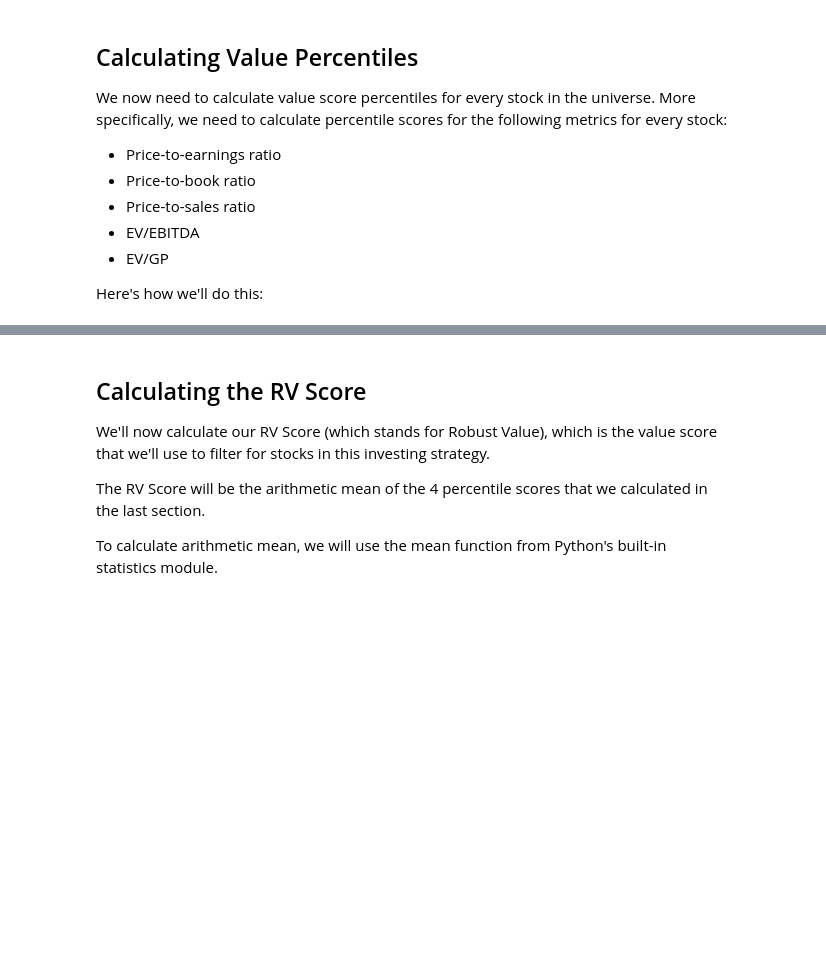
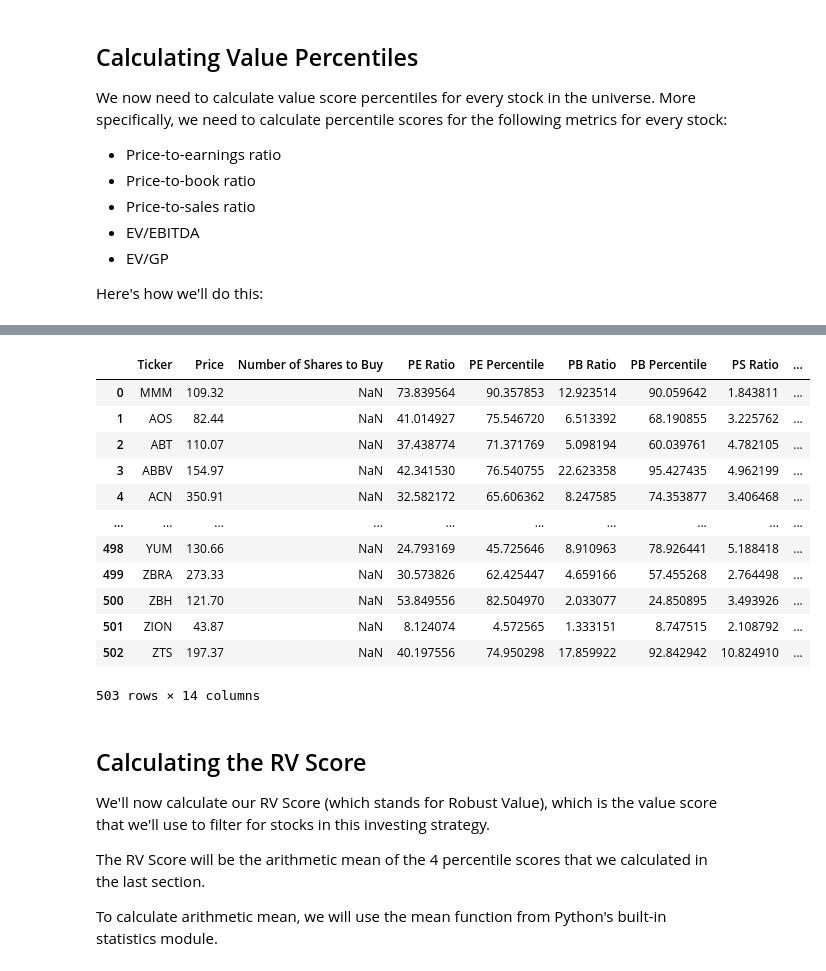
Before and after one commit to phytal/algorithmic-trading-python, a Jupyter notebook: 003_quantitative_value_strategy.ipynb, the cells around one changed output, grey strips where cells are left out. Cells and saved outputs as stored; diff of their text form; code cells hidden in the pictures; blank space fills up the shorter version.

```diff
--- a/003_quantitative_value_strategy.ipynb
+++ b/003_quantitative_value_strategy.ipynb
@@ -405,3 +448,31 @@ Name: EV/GP Percentile, Length: 505, dtype: object
+# %%
+metrics = {
+    'PE Ratio': 'PE Percentile',
+    'PB Ratio': 'PB Percentile',
+    'PS Ratio': 'PS Percentile',
+    'EV/EBITA Ratio': 'EV/EBITA Percentile',
+    'EV/GP Ratio': 'EV/GP Percentile'
+}
+
+for metric in metrics.keys():
+    for row in rv_df.index:
+        rv_df.loc[row, metrics[metric]] = score(rv_df[metric], rv_df.loc[row, metric])
+
+rv_df
+# %% [output]
+|  | Ticker | Price | Number of Shares to Buy | PE Ratio | PE Percentile | PB Ratio | PB Percentile | PS Ratio | ... |
+| 0 | MMM | 109.32 | NaN | 73.839564 | 90.357853 | 12.923514 | 90.059642 | 1.843811 | ... |
+| 1 | AOS | 82.44 | NaN | 41.014927 | 75.546720 | 6.513392 | 68.190855 | 3.225762 | ... |
+| 2 | ABT | 110.07 | NaN | 37.438774 | 71.371769 | 5.098194 | 60.039761 | 4.782105 | ... |
+| 3 | ABBV | 154.97 | NaN | 42.341530 | 76.540755 | 22.623358 | 95.427435 | 4.962199 | ... |
+| 4 | ACN | 350.91 | NaN | 32.582172 | 65.606362 | 8.247585 | 74.353877 | 3.406468 | ... |
+| ... | ... | ... | ... | ... | ... | ... | ... | ... | ... |
+| 498 | YUM | 130.66 | NaN | 24.793169 | 45.725646 | 8.910963 | 78.926441 | 5.188418 | ... |
+| 499 | ZBRA | 273.33 | NaN | 30.573826 | 62.425447 | 4.659166 | 57.455268 | 2.764498 | ... |
+| 500 | ZBH | 121.70 | NaN | 53.849556 | 82.504970 | 2.033077 | 24.850895 | 3.493926 | ... |
+| 501 | ZION | 43.87 | NaN | 8.124074 | 4.572565 | 1.333151 | 8.747515 | 2.108792 | ... |
+| 502 | ZTS | 197.37 | NaN | 40.197556 | 74.950298 | 17.859922 | 92.842942 | 10.824910 | ... |
+503 rows × 14 columns
 # %% [markdown]
 ## Calculating the RV Score
 We'll now calculate our RV Score (which stands for Robust Value), which is the value score that we'll use to filter for stocks in this investing strategy.
```
Also changed, not shown: parts of 16 cells of this notebook.
